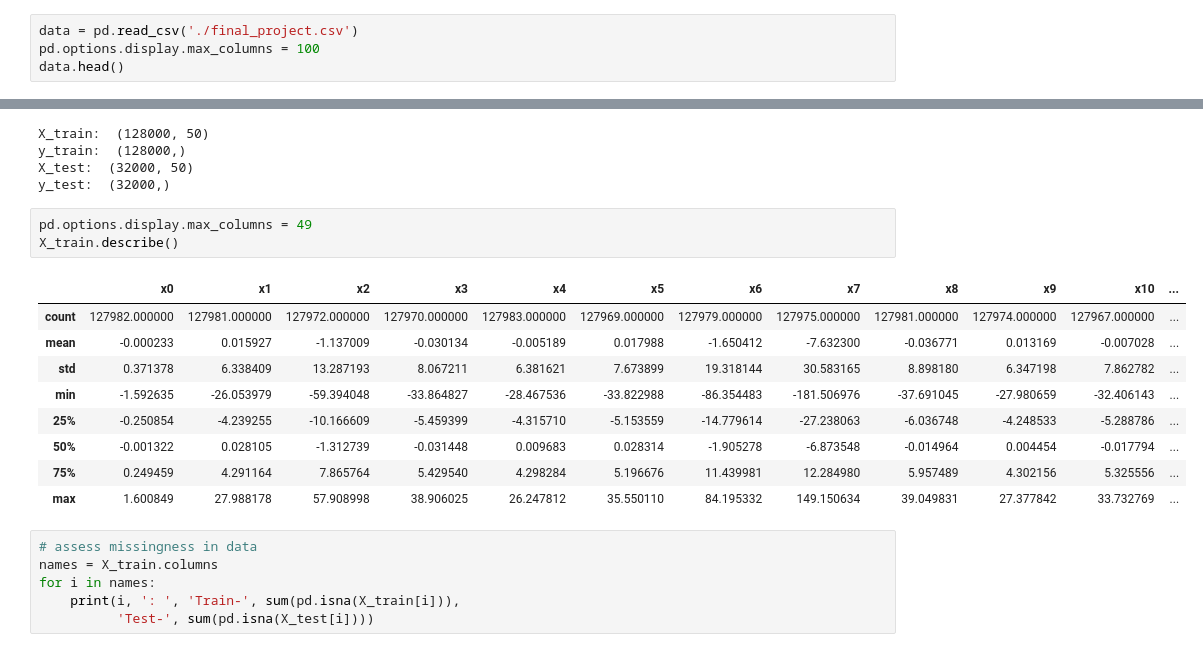
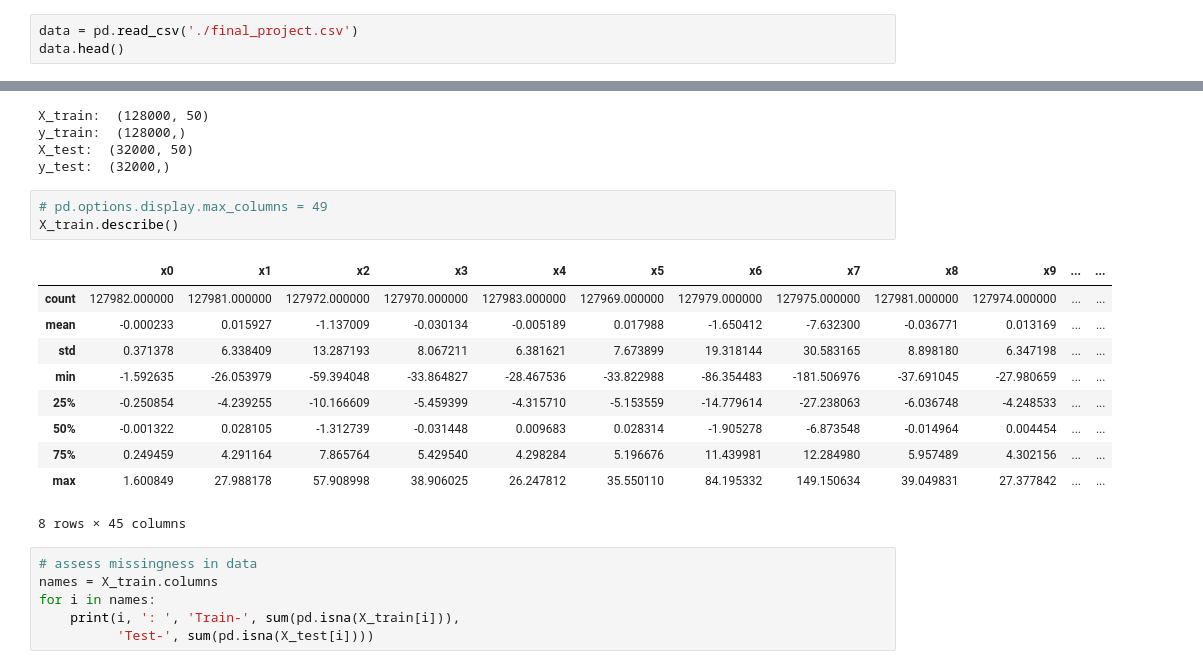
Before and after one commit to sjmiller8182/quant-the-world, a Jupyter notebook: final_project/Final Project.ipynb, the cells around one changed output, grey strips where cells are left out. Cells and saved outputs as stored; diff of their text form.

```diff
--- a/final_project/Final Project.ipynb
+++ b/final_project/Final Project.ipynb
@@ -22,6 +23,5 @@ from sklearn.model_selection import train_test_split
 random_state = 42
 # %%
 data = pd.read_csv('./final_project.csv')
-pd.options.display.max_columns = 100
 data.head()
 # %% [output]
@@ -45,18 +46,19 @@ y_train:  (128000,)
 X_test:  (32000, 50)
 y_test:  (32000,)
 # %%
-pd.options.display.max_columns = 49
+# pd.options.display.max_columns = 49
 X_train.describe()
 # %% [output]
-|  | x0 | x1 | x2 | x3 | x4 | x5 | x6 | x7 | x8 | x9 | x10 | ... |
-| count | 127982.000000 | 127981.000000 | 127972.000000 | 127970.000000 | 127983.000000 | 127969.000000 | 127979.000000 | 127975.000000 | 127981.000000 | 127974.000000 | 127967.000000 | ... |
-| mean | -0.000233 | 0.015927 | -1.137009 | -0.030134 | -0.005189 | 0.017988 | -1.650412 | -7.632300 | -0.036771 | 0.013169 | -0.007028 | ... |
-| std | 0.371378 | 6.338409 | 13.287193 | 8.067211 | 6.381621 | 7.673899 | 19.318144 | 30.583165 | 8.898180 | 6.347198 | 7.862782 | ... |
-| min | -1.592635 | -26.053979 | -59.394048 | -33.864827 | -28.467536 | -33.822988 | -86.354483 | -181.506976 | -37.691045 | -27.980659 | -32.406143 | ... |
-| 25% | -0.250854 | -4.239255 | -10.166609 | -5.459399 | -4.315710 | -5.153559 | -14.779614 | -27.238063 | -6.036748 | -4.248533 | -5.288786 | ... |
-| 50% | -0.001322 | 0.028105 | -1.312739 | -0.031448 | 0.009683 | 0.028314 | -1.905278 | -6.873548 | -0.014964 | 0.004454 | -0.017794 | ... |
-| 75% | 0.249459 | 4.291164 | 7.865764 | 5.429540 | 4.298284 | 5.196676 | 11.439981 | 12.284980 | 5.957489 | 4.302156 | 5.325556 | ... |
-| max | 1.600849 | 27.988178 | 57.908998 | 38.906025 | 26.247812 | 35.550110 | 84.195332 | 149.150634 | 39.049831 | 27.377842 | 33.732769 | ... |
+|  | x0 | x1 | x2 | x3 | x4 | x5 | x6 | x7 | x8 | x9 | ... | ... |
+| count | 127982.000000 | 127981.000000 | 127972.000000 | 127970.000000 | 127983.000000 | 127969.000000 | 127979.000000 | 127975.000000 | 127981.000000 | 127974.000000 | ... | ... |
+| mean | -0.000233 | 0.015927 | -1.137009 | -0.030134 | -0.005189 | 0.017988 | -1.650412 | -7.632300 | -0.036771 | 0.013169 | ... | ... |
+| std | 0.371378 | 6.338409 | 13.287193 | 8.067211 | 6.381621 | 7.673899 | 19.318144 | 30.583165 | 8.898180 | 6.347198 | ... | ... |
+| min | -1.592635 | -26.053979 | -59.394048 | -33.864827 | -28.467536 | -33.822988 | -86.354483 | -181.506976 | -37.691045 | -27.980659 | ... | ... |
+| 25% | -0.250854 | -4.239255 | -10.166609 | -5.459399 | -4.315710 | -5.153559 | -14.779614 | -27.238063 | -6.036748 | -4.248533 | ... | ... |
+| 50% | -0.001322 | 0.028105 | -1.312739 | -0.031448 | 0.009683 | 0.028314 | -1.905278 | -6.873548 | -0.014964 | 0.004454 | ... | ... |
+| 75% | 0.249459 | 4.291164 | 7.865764 | 5.429540 | 4.298284 | 5.196676 | 11.439981 | 12.284980 | 5.957489 | 4.302156 | ... | ... |
+| max | 1.600849 | 27.988178 | 57.908998 | 38.906025 | 26.247812 | 35.550110 | 84.195332 | 149.150634 | 39.049831 | 27.377842 | ... | ... |
+8 rows × 45 columns
 # %%
 # assess missingness in data
 names = X_train.columns
```
Also changed, not shown: parts of 24 cells of this notebook.
